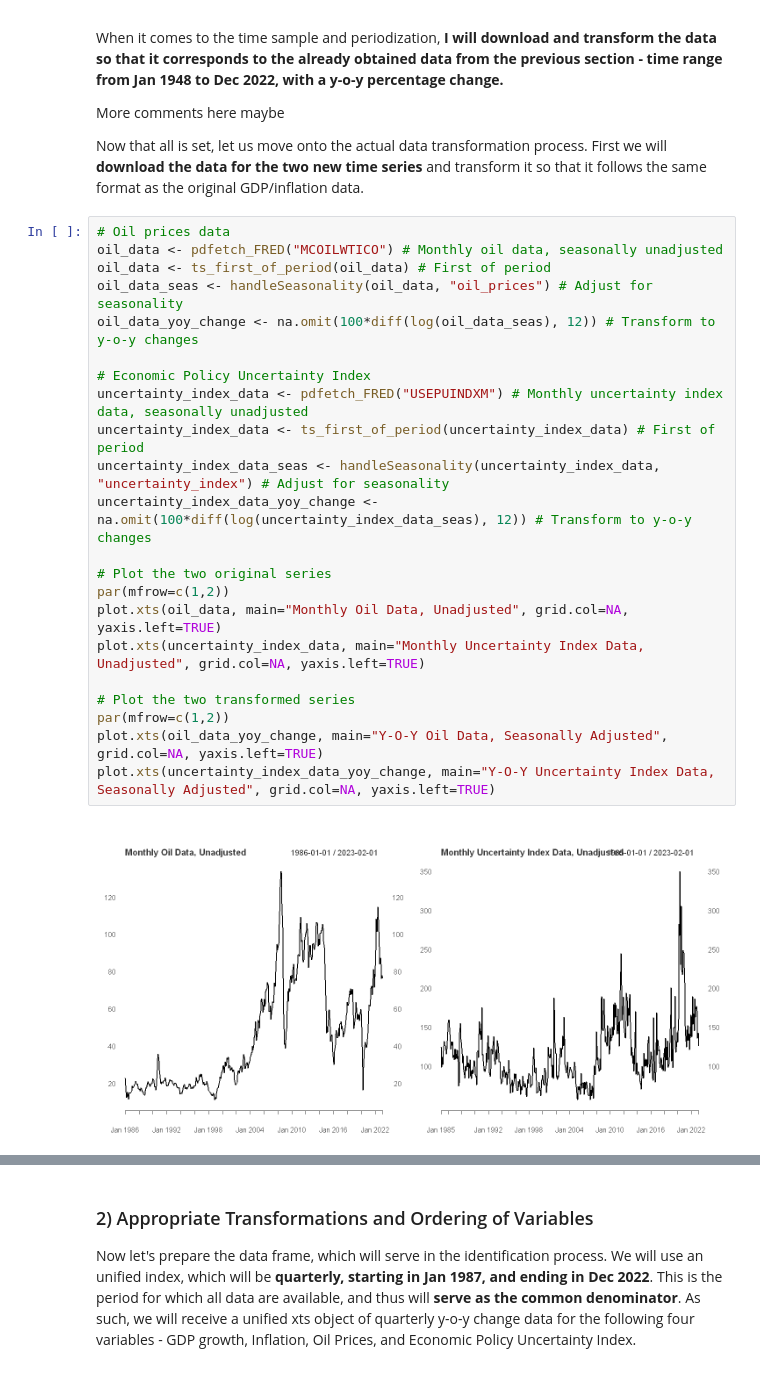
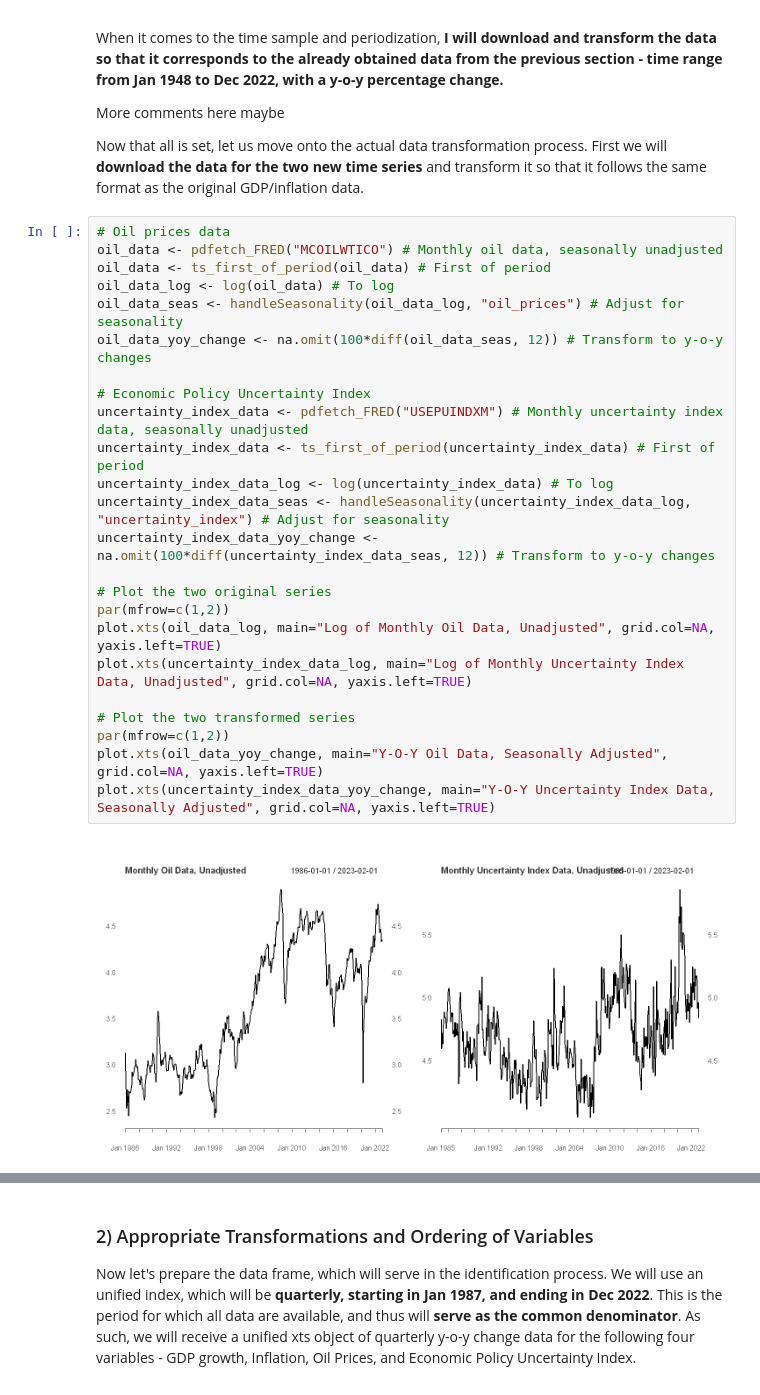
Before and after one commit to PetrCala/macro_tools_term_paper, a Jupyter notebook: code/cala_termpaper_main.ipynb, the cells around one changed output, grey strips where cells are left out. Cells and saved outputs as stored; diff of their text form.

```diff
--- a/code/cala_termpaper_main.ipynb
+++ b/code/cala_termpaper_main.ipynb
@@ -507,27 +514,29 @@ Now that all is set, let us move onto the actual data transformation process. Fi
 # %%
 # Oil prices data
 oil_data <- pdfetch_FRED("MCOILWTICO") # Monthly oil data, seasonally unadjusted
 oil_data <- ts_first_of_period(oil_data) # First of period
-oil_data_seas <- handleSeasonality(oil_data, "oil_prices") # Adjust for seasonality
-oil_data_yoy_change <- na.omit(100*diff(log(oil_data_seas), 12)) # Transform to y-o-y changes
+oil_data_log <- log(oil_data) # To log
+oil_data_seas <- handleSeasonality(oil_data_log, "oil_prices") # Adjust for seasonality
+oil_data_yoy_change <- na.omit(100*diff(oil_data_seas, 12)) # Transform to y-o-y changes
 
 # Economic Policy Uncertainty Index
 uncertainty_index_data <- pdfetch_FRED("USEPUINDXM") # Monthly uncertainty index data, seasonally unadjusted
 uncertainty_index_data <- ts_first_of_period(uncertainty_index_data) # First of period
-uncertainty_index_data_seas <- handleSeasonality(uncertainty_index_data, "uncertainty_index") # Adjust for seasonality
-uncertainty_index_data_yoy_change <- na.omit(100*diff(log(uncertainty_index_data_seas), 12)) # Transform to y-o-y changes
+uncertainty_index_data_log <- log(uncertainty_index_data) # To log
+uncertainty_index_data_seas <- handleSeasonality(uncertainty_index_data_log, "uncertainty_index") # Adjust for seasonality
+uncertainty_index_data_yoy_change <- na.omit(100*diff(uncertainty_index_data_seas, 12)) # Transform to y-o-y changes
 
 # Plot the two original series
 par(mfrow=c(1,2))
-plot.xts(oil_data, main="Monthly Oil Data, Unadjusted", grid.col=NA, yaxis.left=TRUE)
-plot.xts(uncertainty_index_data, main="Monthly Uncertainty Index Data, Unadjusted", grid.col=NA, yaxis.left=TRUE)
+plot.xts(oil_data_log, main="Log of Monthly Oil Data, Unadjusted", grid.col=NA, yaxis.left=TRUE)
+plot.xts(uncertainty_index_data_log, main="Log of Monthly Uncertainty Index Data, Unadjusted", grid.col=NA, yaxis.left=TRUE)
 
 # Plot the two transformed series
 par(mfrow=c(1,2))
 plot.xts(oil_data_yoy_change, main="Y-O-Y Oil Data, Seasonally Adjusted", grid.col=NA, yaxis.left=TRUE)
 plot.xts(uncertainty_index_data_yoy_change, main="Y-O-Y Uncertainty Index Data, Seasonally Adjusted", grid.col=NA, yaxis.left=TRUE)
 # %% [output]
-[figure, old version]
+[figure, new version]
 [figure]
 # %% [markdown]
 ### 2) Appropriate Transformations and Ordering of Variables
```
Also changed, not shown: parts of 19 cells of this notebook, 1 other file.
